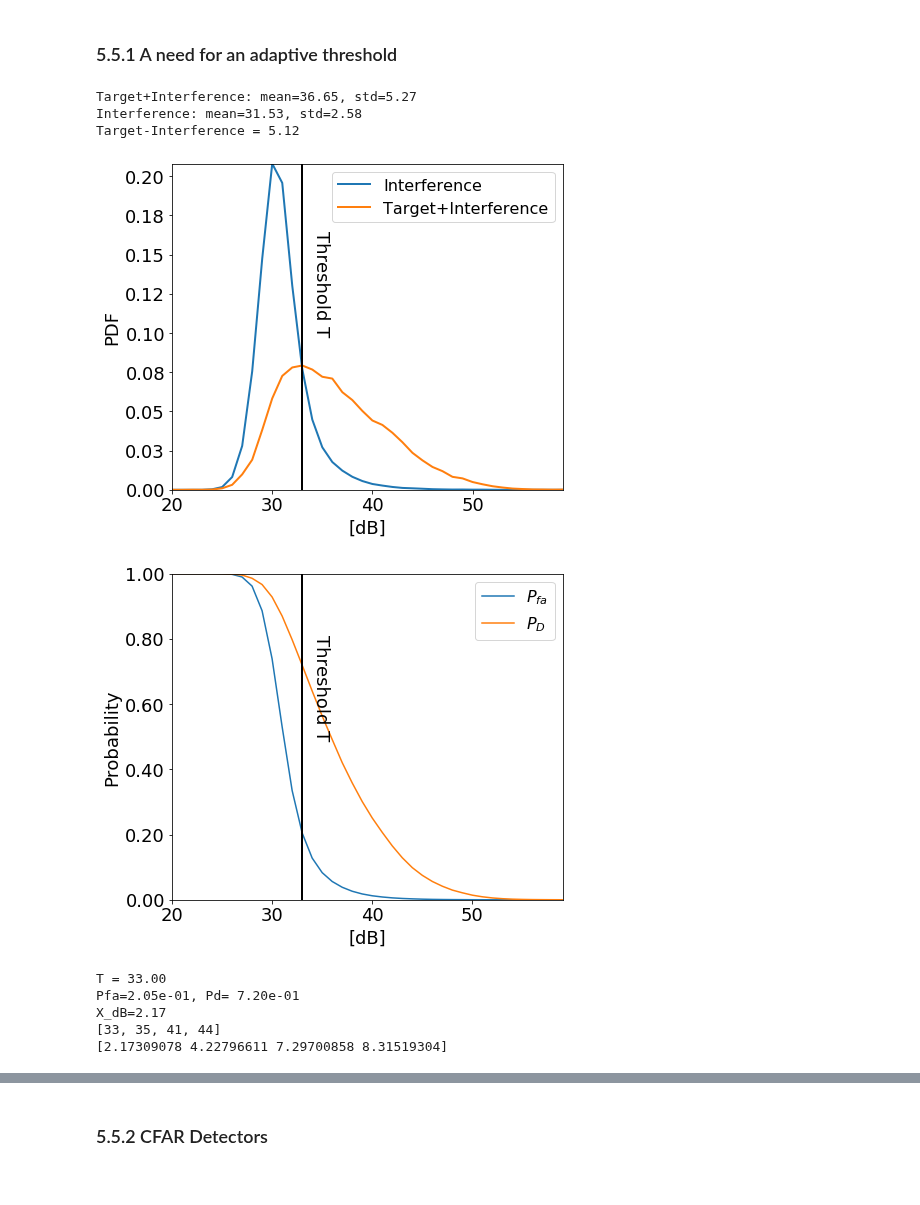
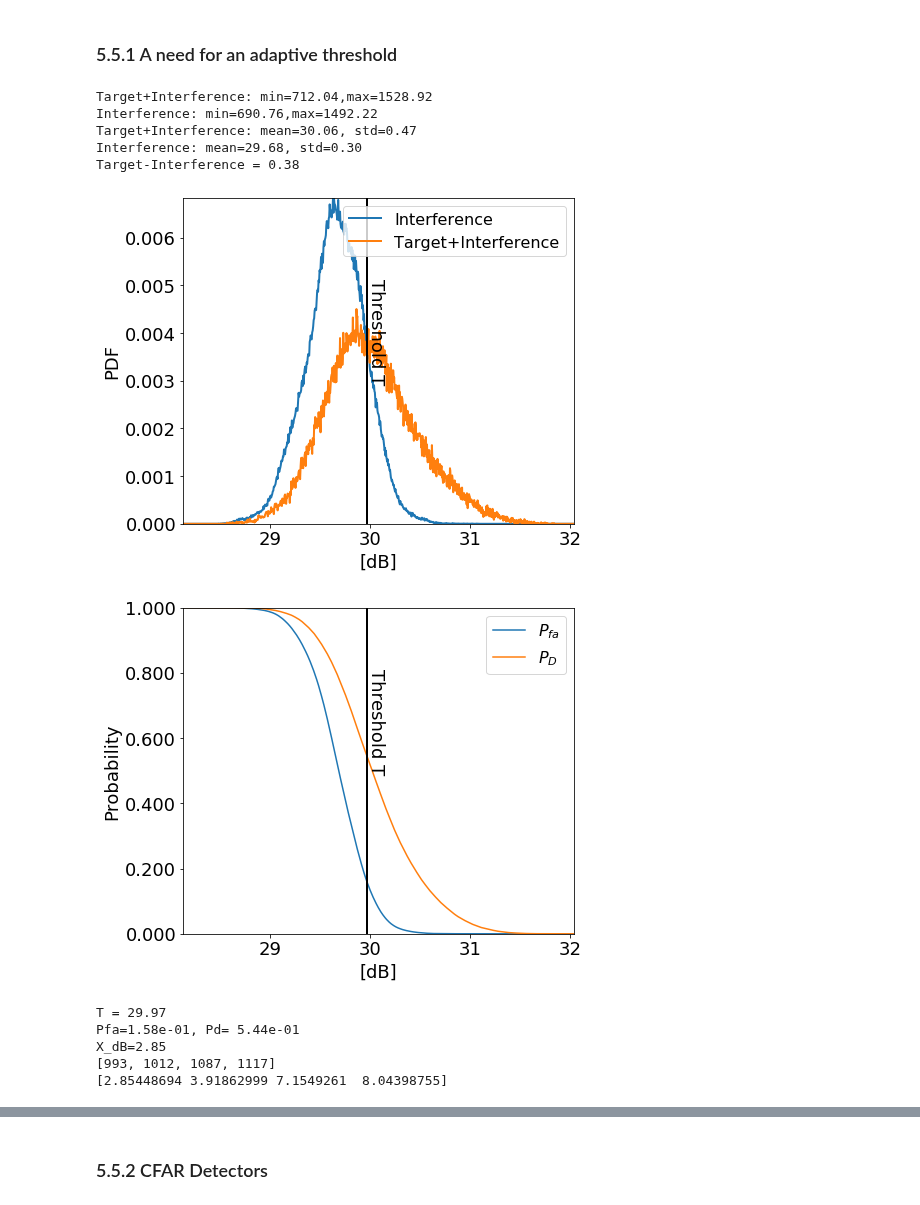
Before and after one commit to Kojey/MSc-whistler-waves-detector, a Jupyter notebook: ipy/report/chapter5_3_5.ipynb, the cells around one changed output, grey strips where cells are left out. Saved outputs shown, nothing was run; the diff lists cells and outputs as text; code cells hidden in the pictures.

Commit message:
Improvement of correlation result by scaling spectrogram to [0,1]

```diff
--- a/ipy/report/chapter5_3_5.ipynb
+++ b/ipy/report/chapter5_3_5.ipynb
@@ -98,77 +128,79 @@ sample.plot_corr_output(transforms, transforms_params, cfar, cfar_params, kernel
 ### 5.5.1 A need for an adaptive threshold
 # %%
 detector_gen = DetectorGenerator(dataset_loc, database_loc, result_loc, site)
-transforms=['slice','zscore']
-transforms_params=[[1.5,9.5],[None]]
+transforms=['slice','zscore','scale']
+transforms_params=[[1.5,9.5],[None],[0,1]]
 # detector_gen.generate_correlation(transforms, transforms_params, kernel_type='sim', train=True, save=True, n=None)
 data = detector_gen.load_generated_correlation(transforms, transforms_params, kernel_type='sim', train=True)
-target_corr, noise_corr = detector_gen.load_generated_correlation_interference(transforms, transforms_params, kernel_type='sim', train=True)
-target_data = 10*np.log10(target_corr**1)
-noise_data = 10*np.log10(noise_corr**1)
+target_data, noise_data = detector_gen.load_generated_correlation_interference(transforms, transforms_params, kernel_type='sim', train=True)
 # %%
-target_mean, target_std = target_data.mean(), target_data.std()
-noise_mean, noise_std = noise_data.mean(), noise_data.std()
-print('Target+Interference: mean=%.2f, std=%.2f'%(target_mean, target_std))
-print('Interference: mean=%.2f, std=%.2f'%(noise_mean, noise_std))
+target_mean, target_std = 10*np.log10(target_data).mean(), 10*np.log10(target_data).std()
+noise_mean, noise_std = 10*np.log10(noise_data).mean(), 10*np.log10(noise_data).std()
+print('Target+Interference: min=%.2f,max=%.2f'%(target_data.min(),target_data.max()))
+print('Interference: min=%.2f,max=%.2f'%(noise_data.min(),noise_data.max()))
+print('Target+Interference: mean=%.2f, std=%.2f'%(target_mean,target_std))
+print('Interference: mean=%.2f, std=%.2f'%(noise_mean,noise_std))
 print('Target-Interference = %.2f'%(target_mean-noise_mean))
 
-xmin, xmax = 20,60
-bins = np.linspace(xmin,xmax,xmax-xmin+1)
+xmin, xmax = 650,1600
+bins = np.linspace(xmin,xmax,(xmax-xmin)+1)
 noise_pdf, nbins = np.histogram(noise_data, bins=bins, density=True)
 target_pdf, tbins = np.histogram(target_data, bins=bins, density=True)
 Pfa = np.array([noise_pdf[int(b)-xmin:].sum() for b in nbins[:-1]])
 Pd = np.array([target_pdf[int(b)-xmin:].sum() for b in tbins[:-1]])
 # T = int(xmin+np.argmax(target_pdf)+2*target_std)
 T = xmin + np.argmax(Pd-Pfa)
-# T = 43
 fig, pdf_ax = plt.subplots(1,1,figsize=(7,6))
-pdf_ax.plot(nbins[:-1],noise_pdf, linewidth=font[-1])
-pdf_ax.plot(tbins[:-1],target_pdf, linewidth=font[-1])
+pdf_ax.plot(10*np.log10(bins[:-1]),noise_pdf, linewidth=font[-1])
+pdf_ax.plot(10*np.log10(bins[:-1]),target_pdf, linewidth=font[-1])
 pdf_ax.legend(['Interference', 'Target+Interference'], fontsize=font[3]-2)
-pdf_ax.axvline(T,color='black', linewidth=font[-1])
-pdf_ax.text(T+1, 0.1,'Threshold T', rotation=270, fontsize=font[3])
+pdf_ax.axvline(10*np.log10(T),color='black', linewidth=font[-1])
+pdf_ax.text(10*np.log10(T), 0.003,'Threshold T', rotation=270, fontsize=font[3])
 pdf_ax.autoscale(tight=True)
 pdf_ax.set_xlabel('[dB]', fontsize=font[3])
 pdf_ax.set_ylabel('PDF', fontsize=font[3])
-pdf_ax.yaxis.set_major_formatter(FormatStrFormatter('%.2f'))
+pdf_ax.yaxis.set_major_formatter(FormatStrFormatter('%.3f'))
 pdf_ax.tick_params(labelsize=font[3])
 
-
 fig, pfa_ax = plt.subplots(1,1,figsize=(7,6))
-pfa_ax.plot(nbins[:-1],Pfa)
-pfa_ax.plot(tbins[:-1],Pd)
+pfa_ax.plot(10*np.log10(bins[:-1]),Pfa)
+pfa_ax.plot(10*np.log10(bins[:-1]),Pd)
 pfa_ax.legend(['$P_{fa}$', '$P_D$'], fontsize=font[3]-2)
-pfa_ax.axvline(T,color='black', linewidth=font[-1])
-pfa_ax.text(T+1, 0.5,'Threshold T', rotation=270,fontsize=font[3])
+pfa_ax.axvline(10*np.log10(T),color='black', linewidth=font[-1])
+pfa_ax.text(10*np.log10(T), 0.5,'Threshold T', rotation=270,fontsize=font[3])
 pfa_ax.autoscale(tight=True)
 pfa_ax.set_xlabel('[dB]', fontsize=font[3])
 pfa_ax.set_ylabel('Probability', fontsize=font[3])
-pfa_ax.yaxis.set_major_formatter(FormatStrFormatter('%.2f'))
+pfa_ax.yaxis.set_major_formatter(FormatStrFormatter('%.3f'))
 pfa_ax.tick_params(labelsize=font[3])
 
 plt.show()
 
+T = int(T)
 pfa = noise_pdf[T-xmin:].sum()
 pd = target_pdf[T-xmin:].sum()
-print('T = %.2f'%T)
+print('T = %.2f'% (10*np.log10(T)))
 print('Pfa=%.2e, Pd= %.2e'%(pfa, pd))
+
 N=10
 X_dB = 10*np.log10(2*N*(pfa**(-1/(2*N))-1))
 print('X_dB=%.2f'%X_dB)
 Ts = [T, xmin+int(np.argwhere(Pfa<=1e-1)[0]), xmin+int(np.argwhere(Pfa<=1e-2)[0]), xmin+int(np.argwhere(Pfa<=4e-3)[0])]
 Pfas = np.array([ noise_pdf[T-xmin:].sum() for T in Ts])
 Xs = 10*np.log10(2*N*(Pfas**(-1/(2*N))-1))
 print(Ts)
 print(Xs)
 # %% [output]
-Target+Interference: mean=36.65, std=5.27
-Interference: mean=31.53, std=2.58
-Target-Interference = 5.12
+Target+Interference: min=712.04,max=1528.92
+Interference: min=690.76,max=1492.22
+Target+Interference: mean=30.06, std=0.47
+Interference: mean=29.68, std=0.30
+Target-Interference = 0.38
-[figure, old version]
+[figure, new version]
-[figure, old version]
+[figure, new version]
-T = 33.00
-Pfa=2.05e-01, Pd= 7.20e-01
-X_dB=2.17
-[33, 35, 41, 44]
-[2.17309078 4.22796611 7.29700858 8.31519304]
+T = 29.97
+Pfa=1.58e-01, Pd= 5.44e-01
+X_dB=2.85
+[993, 1012, 1087, 1117]
+[2.85448694 3.91862999 7.1549261  8.04398755]
 # %%
```
Also changed, not shown: parts of 16 cells of this notebook, 2 other files.
